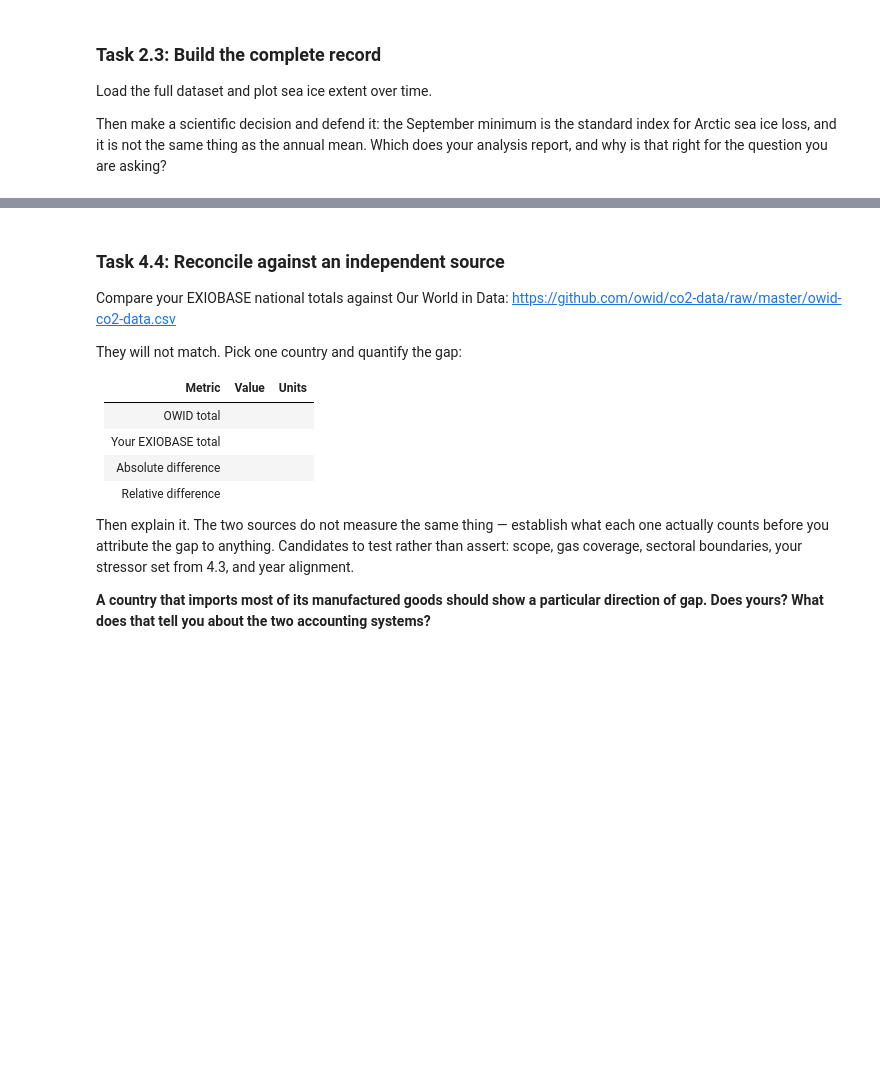
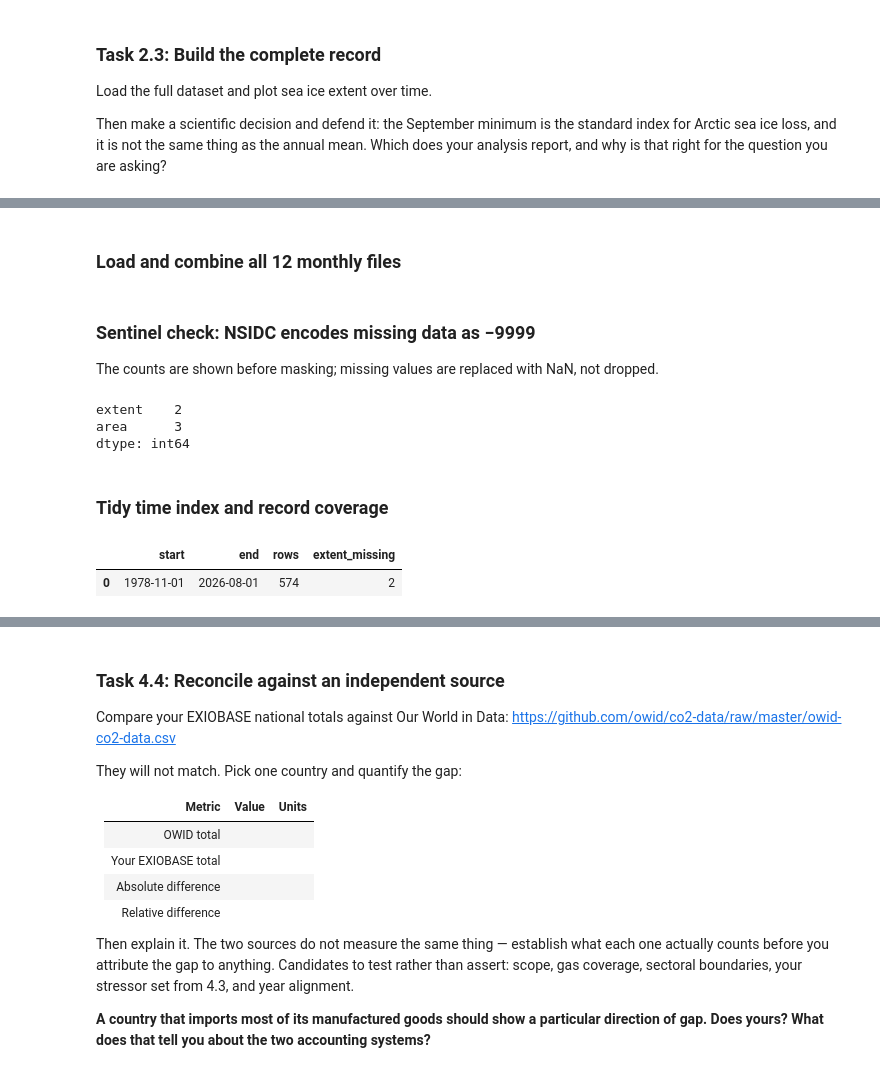
Before and after one commit to jiyuaa/climate-change, a Jupyter notebook: climate.ipynb, the cells around one changed output, grey strips where cells are left out. Drawn from its saved outputs; the diff is of its cells as text; code cells hidden in the pictures; blank space fills up the shorter version.

```diff
--- a/climate.ipynb
+++ b/climate.ipynb
@@ -448,0 +374,2 @@ Annual mean       : -0.048 M km²/yr  (-0.48 M km²/decade)
+# %% [markdown]
+### Load and combine all 12 monthly files
@@ -448,0 +391,27 @@ Annual mean       : -0.048 M km²/yr  (-0.48 M km²/decade)
+# %% [markdown]
+### Sentinel check: NSIDC encodes missing data as −9999
+The counts are shown before masking; missing values are replaced with NaN, not dropped.
+# %%
+sentinels = df[["extent", "area"]].eq(-9999)
+df.loc[sentinels["extent"], "extent"] = np.nan
+df.loc[sentinels["area"], "area"] = np.nan
+sentinels.sum()
+# %% [output]
+extent    2
+area      3
+dtype: int64
+# %% [markdown]
+### Tidy time index and record coverage
+# %%
+df["date"] = pd.to_datetime(dict(year=df["year"], month=df["mo"], day=1))
+df = df.sort_values(["year", "mo"]).reset_index(drop=True)
+
+pd.DataFrame({
+    "start": [df["date"].min()],
+    "end": [df["date"].max()],
+    "rows": [len(df)],
+    "extent_missing": [df["extent"].isna().sum()],
+})
+# %% [output]
+|  | start | end | rows | extent_missing |
+| 0 | 1978-11-01 | 2026-08-01 | 574 | 2 |
```
Also changed, not shown: parts of 20 cells of this notebook, 1 other file.
